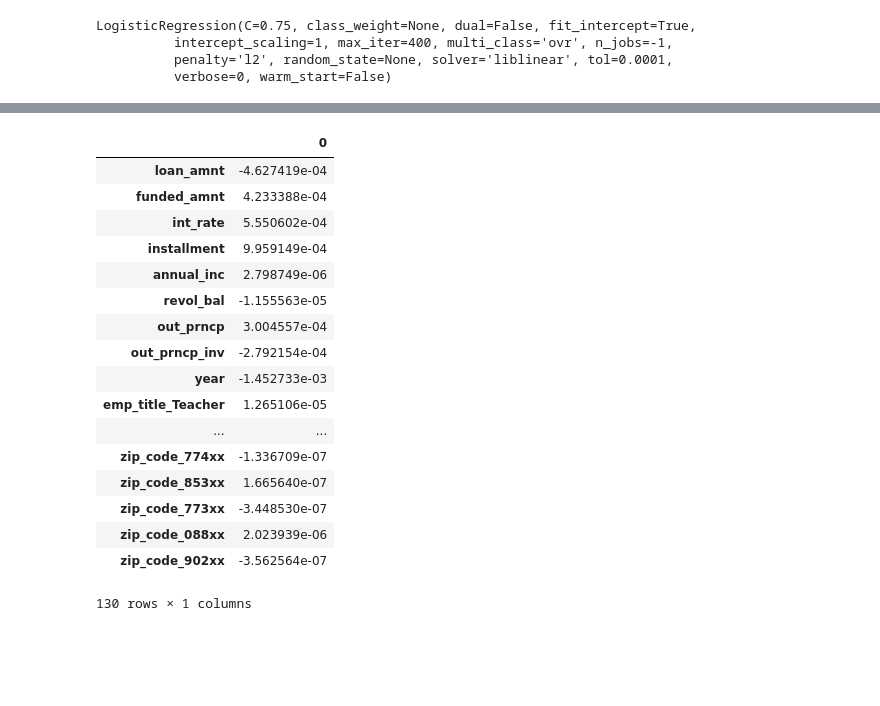
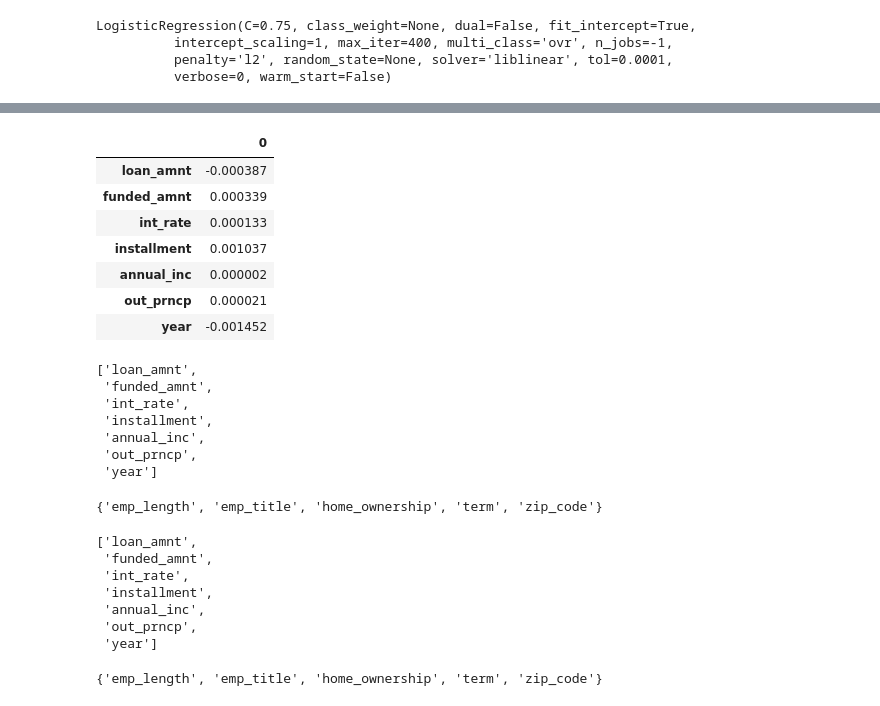
Before and after one commit to tdeason416/tmobile-hackathon, a Jupyter notebook: notebooks/loan_explorations.ipynb, the cells around one changed output, grey strips where cells are left out. Saved outputs shown, nothing was run; the diff lists cells and outputs as text; code cells hidden in the pictures; blank space fills up the shorter version.

```diff
--- a/notebooks/loan_explorations.ipynb
+++ b/notebooks/loan_explorations.ipynb
@@ -119,17 +142,17 @@ loans_clean_ = loans_clean.copy()
 loans_clean_['issue_d'] = loans_clean['issue_d'].apply(pd.Timestamp)
 loans_clean_['year'] = loans_clean_['issue_d'].apply(lambda x: x.year)
 loans_clean_['zip_code'] = loans_clean_['zip_code'].astype('category')
-loans_clean_.drop(['application_type', 'purpose',
-                   'pymnt_plan', 'issue_d', 'loan_status'], axis=1, inplace=True)
+loans_clean_.drop(['application_type', 'purpose', 'initial_list_status', 'revol_bal',
+                  'out_prncp_inv', 'revol_bal', 'pymnt_plan', 'issue_d', 'loan_status'], axis=1, inplace=True)
 # %%
-rows_need_dummies = ['emp_title', 'initial_list_status',
+rows_need_dummies = ['emp_title',
                      'home_ownership', 'emp_length', 'term', 'zip_code']
 # %%
 def make_dummy(df, cols):
     df_ = df.copy()
     for col in cols:
         for value in df[col].value_counts().nlargest(50).index:
-            df_['{}_{}'.format(col, value)] = df[col] == value
+            df_['{}${}'.format(col, value)] = df[col] == value
         df_.drop(col, axis=1, inplace=True)
     return df_
 # %%
@@ -196,23 +217,31 @@ fig.savefig('../images/1stROC.png')
 # %%
 col_vals = pd.DataFrame(model.coef_, columns=loans_model.columns)
+# %%
+nomoney = [col for col in col_vals if '$' not in col]
+money = set([col.split('$')[0] for col in col_vals if '$' in col])
+hella_money = [col for col in col_vals if '$' in col]
 # %%
-col_vals.T
+col_vals[nomoney].T
 # %% [output]
 |  | 0 |
-| loan_amnt | -4.627419e-04 |
-| funded_amnt | 4.233388e-04 |
-| int_rate | 5.550602e-04 |
-| installment | 9.959149e-04 |
-| annual_inc | 2.798749e-06 |
-| revol_bal | -1.155563e-05 |
-| out_prncp | 3.004557e-04 |
-| out_prncp_inv | -2.792154e-04 |
-| year | -1.452733e-03 |
-| emp_title_Teacher | 1.265106e-05 |
-| ... | ... |
-| zip_code_774xx | -1.336709e-07 |
-| zip_code_853xx | 1.665640e-07 |
-| zip_code_773xx | -3.448530e-07 |
-| zip_code_088xx | 2.023939e-06 |
-| zip_code_902xx | -3.562564e-07 |
+| loan_amnt | -0.000387 |
+| funded_amnt | 0.000339 |
+| int_rate | 0.000133 |
+| installment | 0.001037 |
+| annual_inc | 0.000002 |
+| out_prncp | 0.000021 |
+| year | -0.001452 |
-130 rows × 1 columns
+# %%
+nomoney
+# %% [output]
+['loan_amnt',
+ 'funded_amnt',
+ 'int_rate',
+ 'installment',
+ 'annual_inc',
+ 'out_prncp',
+ 'year']
+# %%
+money
+# %% [output]
+{'emp_length', 'emp_title', 'home_ownership', 'term', 'zip_code'}
@@ -218,0 +250,14 @@ col_vals.T
+# %%
+nomoney
+# %% [output]
+['loan_amnt',
+ 'funded_amnt',
+ 'int_rate',
+ 'installment',
+ 'annual_inc',
+ 'out_prncp',
+ 'year']
+# %%
+money
+# %% [output]
+{'emp_length', 'emp_title', 'home_ownership', 'term', 'zip_code'}
```
Also changed, not shown: parts of 9 cells of this notebook, 3 other files.
